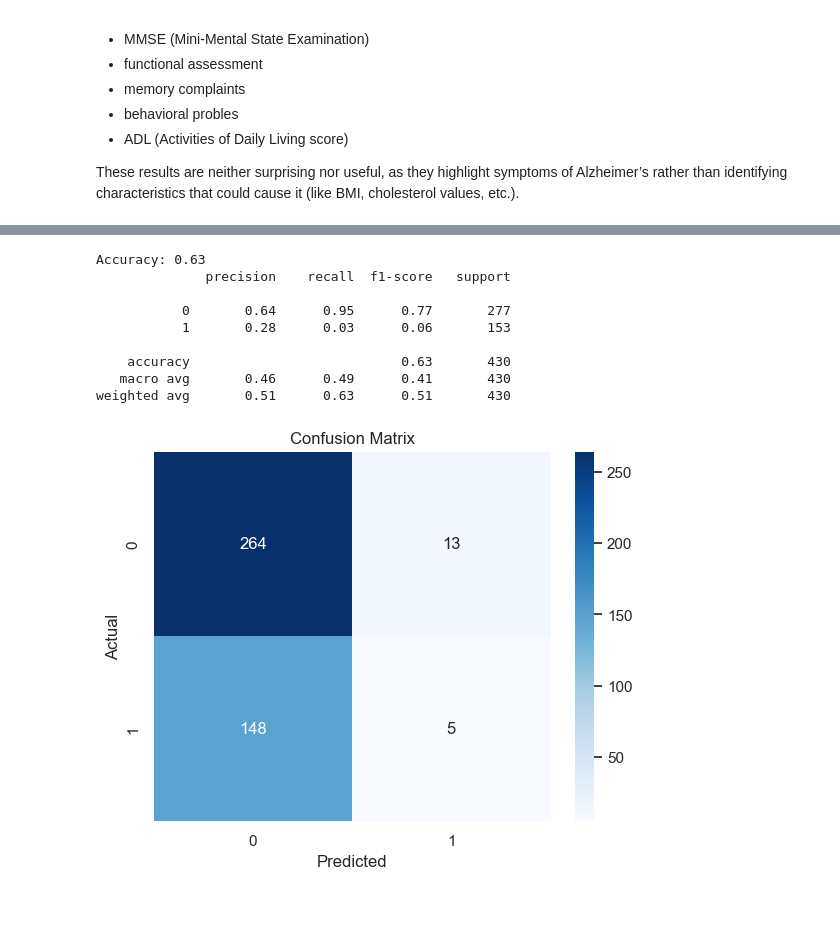
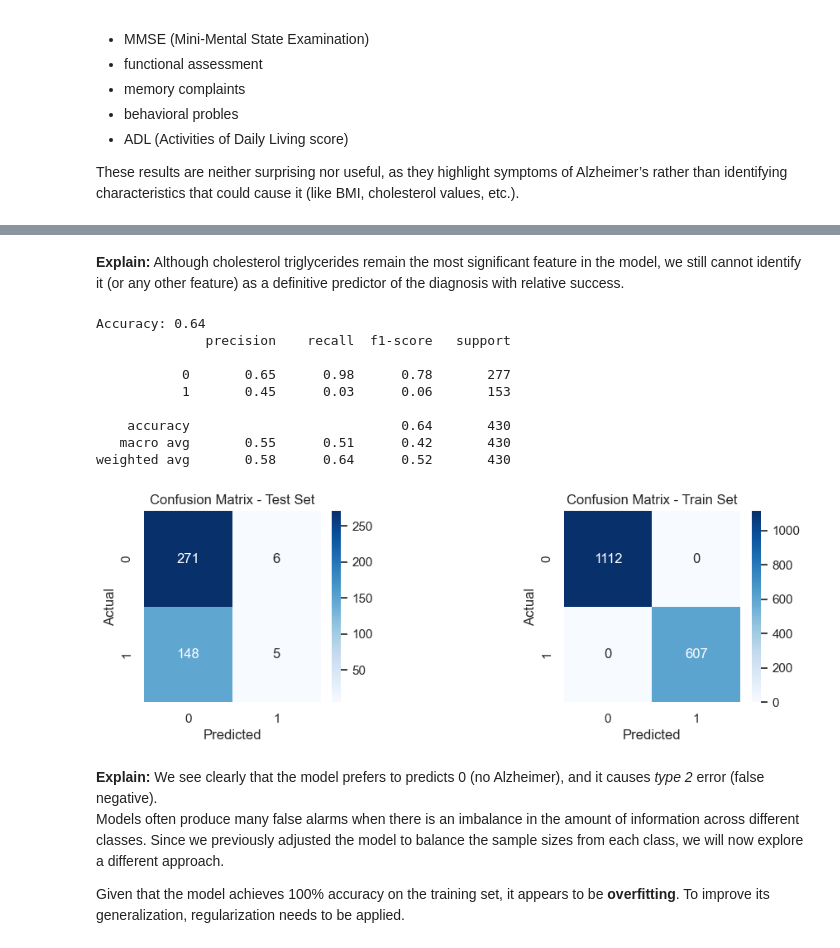
Before and after one commit to gbook0/Alzheimer-Data-Analysis, a Jupyter notebook: Alzheimer.ipynb, the cells around one changed output, grey strips where cells are left out. Saved outputs shown, nothing was run; the diff lists cells and outputs as text; code cells hidden in the pictures; blank space fills up the shorter version.

Commit message:
Double confusion matrix

```diff
--- a/Alzheimer.ipynb
+++ b/Alzheimer.ipynb
@@ -137,6 +138,10 @@ X_train, X_test, y_train, y_test = train_test_split(features_df, labels, test_si
 # %%
+#Split the data to train set and test set
+X_train, X_test, y_train, y_test = train_test_split(features_df, labels, test_size=0.2, random_state=42)
+
 # Initialize the model
-rf_model = RandomForestClassifier()
+# We must use balancing option because of the class size differences.
+rf_model = RandomForestClassifier(class_weight='balanced', random_state=42)
 
 # Fit the model
 rf_model.fit(X_train, y_train);
@@ -173,29 +178,48 @@ plt.show()
+# %% [markdown]
+**Explain:** Although cholesterol triglycerides remain the most significant feature in the model, we still cannot identify it (or any other feature) as a definitive predictor of the diagnosis with relative success.
 # %%
 # Predictions
 y_pred = rf_model.predict(X_test)
 
 # Accuracy
 accuracy = accuracy_score(y_test, y_pred)
 print(f'Accuracy: {accuracy:.2f}')
 
 # Precision, Recall, and F1-Score
 print(classification_report(y_test, y_pred))
 
-# Confusion Matrix
-conf_matrix = confusion_matrix(y_test, y_pred)
-sns.heatmap(conf_matrix, annot=True, fmt='d', cmap='Blues')
-plt.title('Confusion Matrix')
-plt.xlabel('Predicted')
-plt.ylabel('Actual')
+# Confusion Matrices
+fig, axes = plt.subplots(1, 2, figsize=(10, 3))
+plt.subplots_adjust(hspace=0.5)
+plt.subplots_adjust(wspace=0.9)
+
+conf_matrix_test = confusion_matrix(y_test, y_pred)
+sns.heatmap(conf_matrix_test, annot=True, fmt='d', cmap='Blues', ax=axes[0])
+axes[0].set_title('Confusion Matrix - Test Set')
+axes[0].set_xlabel('Predicted')
+axes[0].set_ylabel('Actual')
+
+y_pred_train = rf_model.predict(X_train)
+conf_matrix_train = confusion_matrix(y_train, y_pred_train)
+sns.heatmap(conf_matrix_train, annot=True, fmt='d', cmap='Blues', ax=axes[1])
+axes[1].set_title('Confusion Matrix - Train Set')
+axes[1].set_xlabel('Predicted')
+axes[1].set_ylabel('Actual')
+
 plt.show()
 # %% [output]
-Accuracy: 0.63
+Accuracy: 0.64
               precision    recall  f1-score   support
 
-           0       0.64      0.95      0.77       277
-           1       0.28      0.03      0.06       153
+           0       0.65      0.98      0.78       277
+           1       0.45      0.03      0.06       153
 
-    accuracy                           0.63       430
-   macro avg       0.46      0.49      0.41       430
-weighted avg       0.51      0.63      0.51       430
+    accuracy                           0.64       430
+   macro avg       0.55      0.51      0.42       430
+weighted avg       0.58      0.64      0.52       430
-[figure, old version]
+[figure, new version]
+# %% [markdown]
+**Explain:** We see clearly that the model prefers to predicts 0 (no Alzheimer), and it causes *type 2* error (false negative).<br>
+Models often produce many false alarms when there is an imbalance in the amount of information across different classes. Since we previously adjusted the model to balance the sample sizes from each class, we will now explore a different approach.
+
+Given that the model achieves 100% accuracy on the training set, it appears to be **overfitting**. To improve its generalization, regularization needs to be applied.
```
Also changed, not shown: parts of 4 cells of this notebook.
